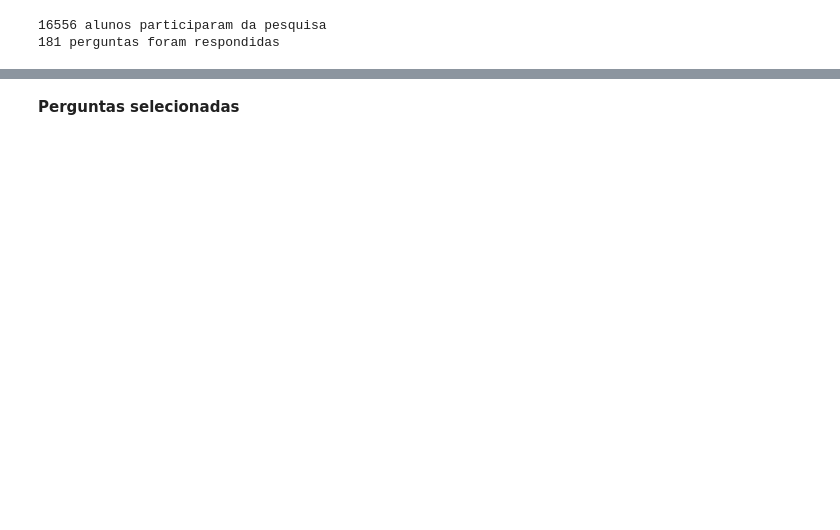
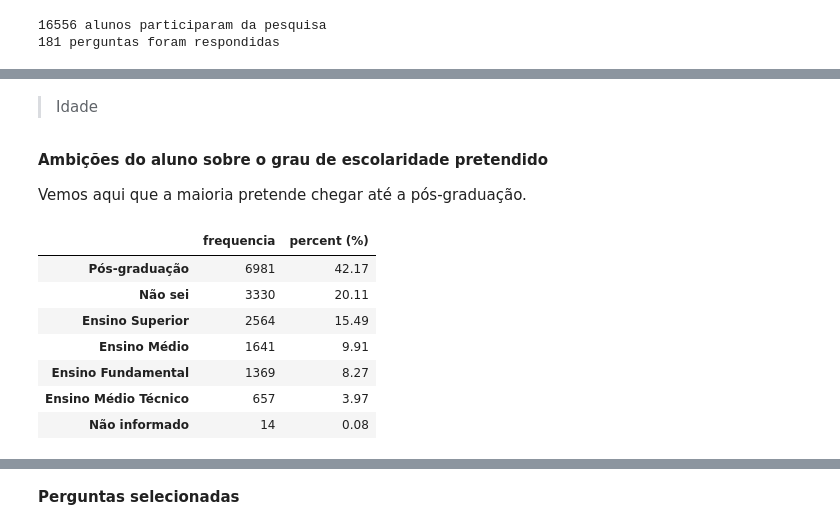
Before and after one commit to KPxto/bootcamp-alura, a Jupyter notebook: modulo_03/Projeto Modulo 3.ipynb, the cells around one changed output, grey strips where cells are left out. Saved outputs shown, nothing was run; the diff lists cells and outputs as text; code cells hidden in the pictures; blank space fills up the shorter version.

```diff
--- a/modulo_03/Projeto Modulo 3.ipynb
+++ b/modulo_03/Projeto Modulo 3.ipynb
@@ -143,0 +258,17 @@ print(f'{dados.shape[0]} alunos participaram da pesquisa \n{dados.shape[1]} perg
+# %% [markdown]
+>Idade
+# %% [markdown]
+**Ambições do aluno sobre o grau de escolaridade pretendido**
+
+Vemos aqui que a maioria pretende chegar até a pós-graduação.
+# %%
+tab_freq('VB01025')
+# %% [output]
+|  | frequencia | percent (%) |
+| Pós-graduação | 6981 | 42.17 |
+| Não sei | 3330 | 20.11 |
+| Ensino Superior | 2564 | 15.49 |
+| Ensino Médio | 1641 | 9.91 |
+| Ensino Fundamental | 1369 | 8.27 |
+| Ensino Médio Técnico | 657 | 3.97 |
+| Não informado | 14 | 0.08 |
```
Also changed, not shown: parts of 45 cells of this notebook, 1 other file.
